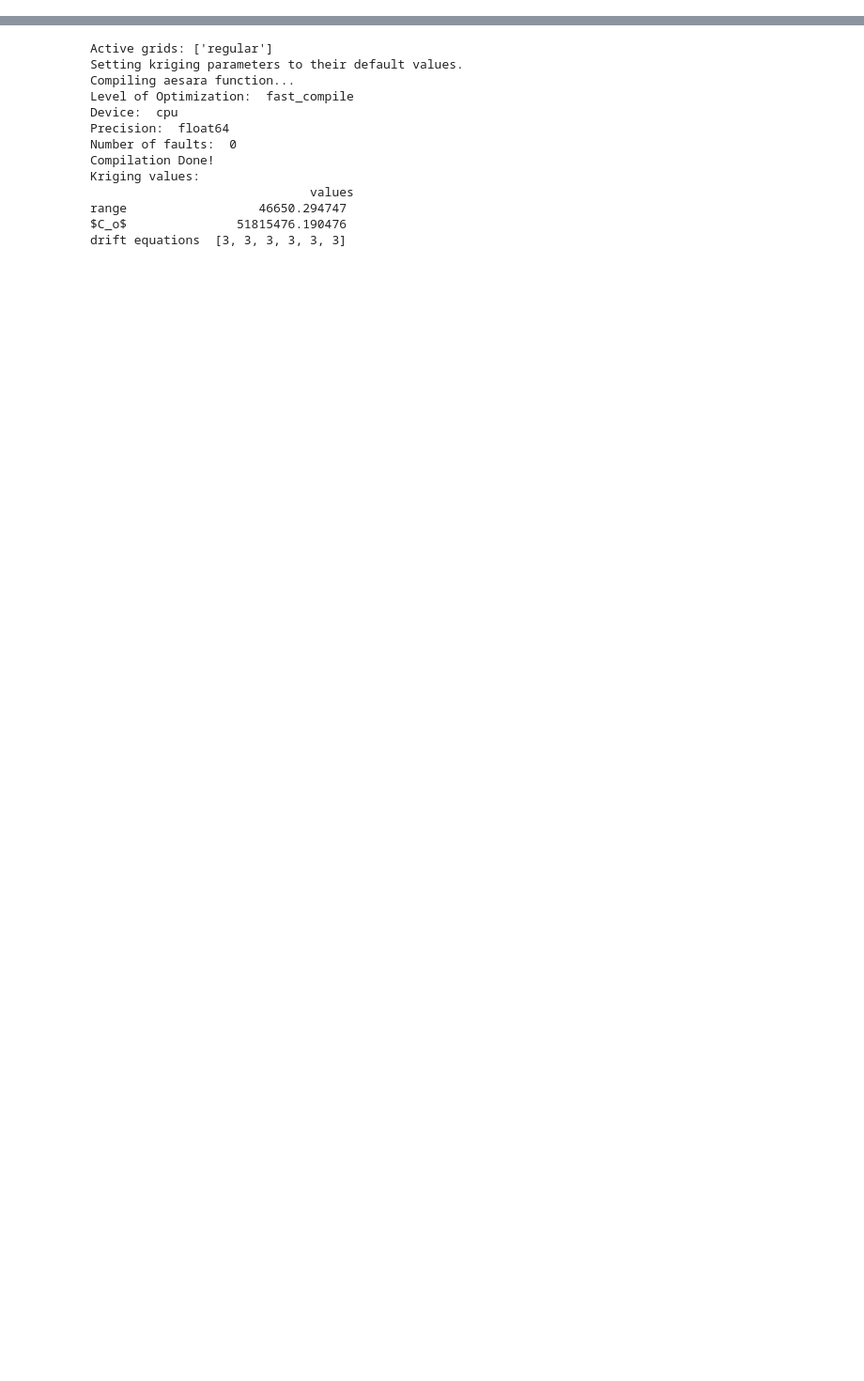
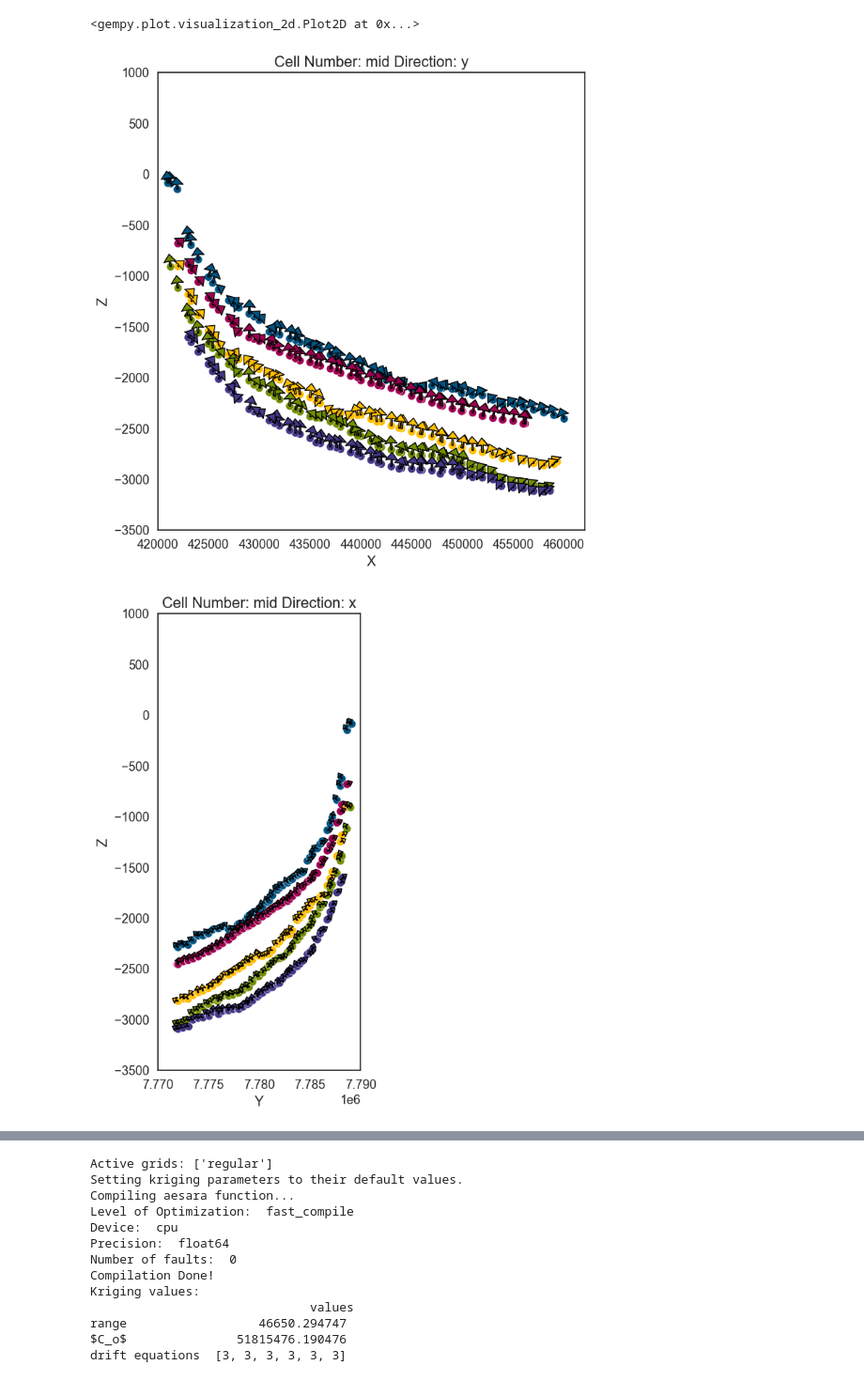
Before and after one commit to PR-4/3Dmodels, a Jupyter notebook: programs/BES/interpreted_seismics/GemPy 2.3.1/workflow_seis_inter_v1.ipynb, the cells around one changed output, grey strips where cells are left out. Shown at 94% size. Cells and saved outputs as stored; diff of their text form; code cells hidden in the pictures; blank space fills up the shorter version.

```diff
--- a/programs/BES/interpreted_seismics/GemPy 2.3.1/workflow_seis_inter_v1.ipynb
+++ b/programs/BES/interpreted_seismics/GemPy 2.3.1/workflow_seis_inter_v1.ipynb
@@ -15,0 +90,3 @@ geo_model = gp.create_model("BES_model_seismic_v1")
+# %%
+neighbours = gp.select_nearest_surfaces_points(geo_model, geo_model.surface_points.df, 10)
+opoints = gp.set_orientation_from_neighbours_all(geo_model, neighbours)
@@ -15,0 +148,12 @@ geo_model = gp.create_model("BES_model_seismic_v1")
+# %%
+# Seção transversal do modelo
+gp.plot_2d(
+    geo_model, direction="y", show_data=True, show_lith=True, ve=10, legend=False
+)
+gp.plot_2d(
+    geo_model, direction="x", show_data=True, show_lith=True, ve=10, legend=False
+)
+# %% [output]
+<gempy.plot.visualization_2d.Plot2D at 0x...>
+[figure, added]
+[figure, added]
```
Also changed, not shown: parts of 14 cells of this notebook, 7 other files.
